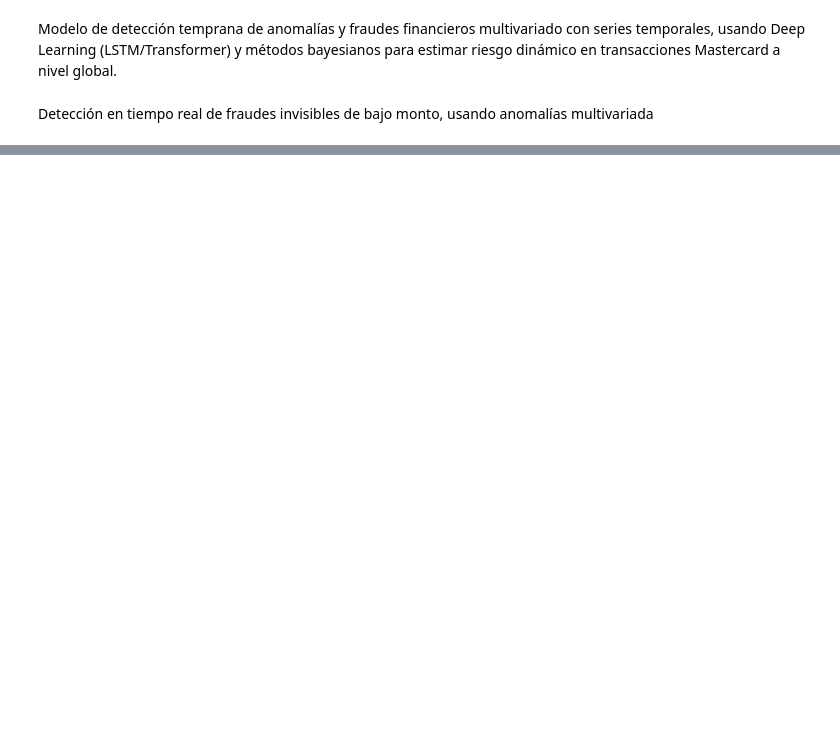
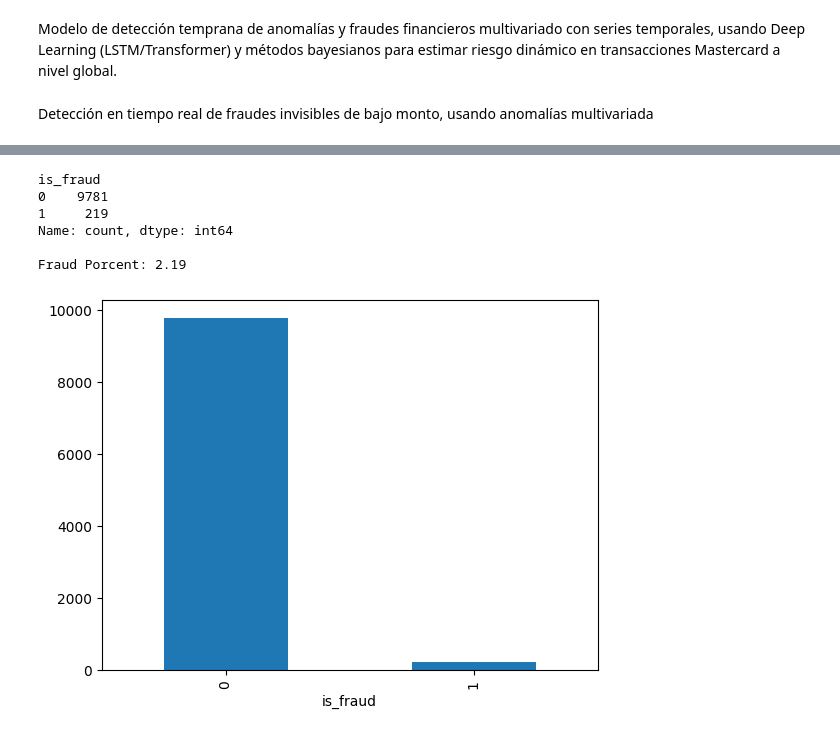
Before and after one commit to MatiasSiles/MastercardSalesOptimization, a Jupyter notebook: Fraud_Detection_Transactions.ipynb, the cells around one changed output, grey strips where cells are left out. Drawn from its saved outputs; the diff is of its cells as text; code cells hidden in the pictures; blank space fills up the shorter version.

```diff
--- a/Fraud_Detection_Transactions.ipynb
+++ b/Fraud_Detection_Transactions.ipynb
@@ -59,0 +109,10 @@ fraud_analyzer.Customers()
+# %%
+fraud_analyzer.fraud_distribution()
+# %% [output]
+is_fraud
+0    9781
+1     219
+Name: count, dtype: int64
+
+Fraud Porcent: 2.19
+[figure, added]
```
Also changed, not shown: parts of 5 cells of this notebook.
